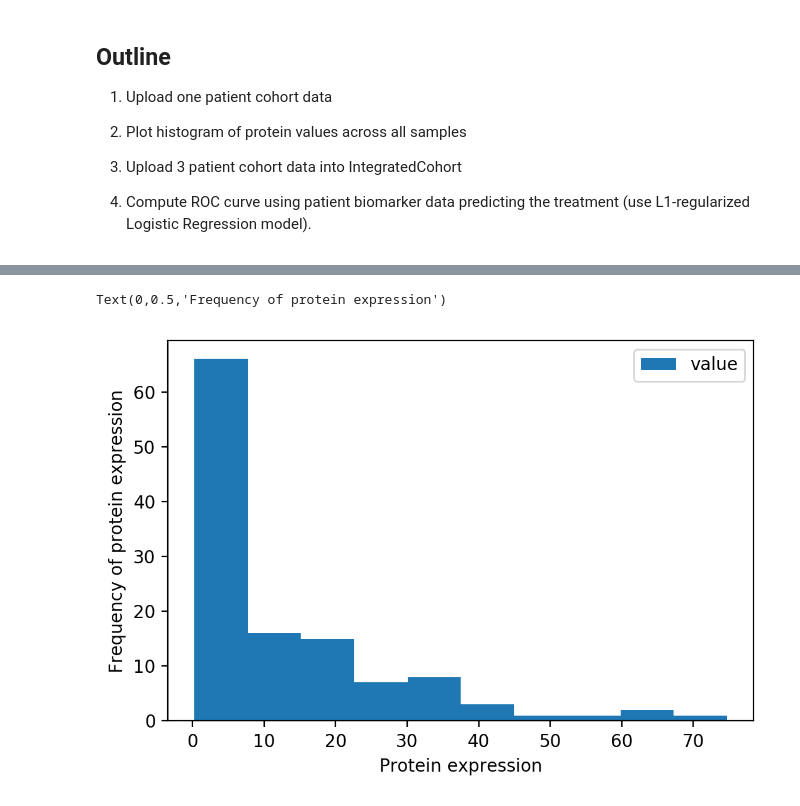
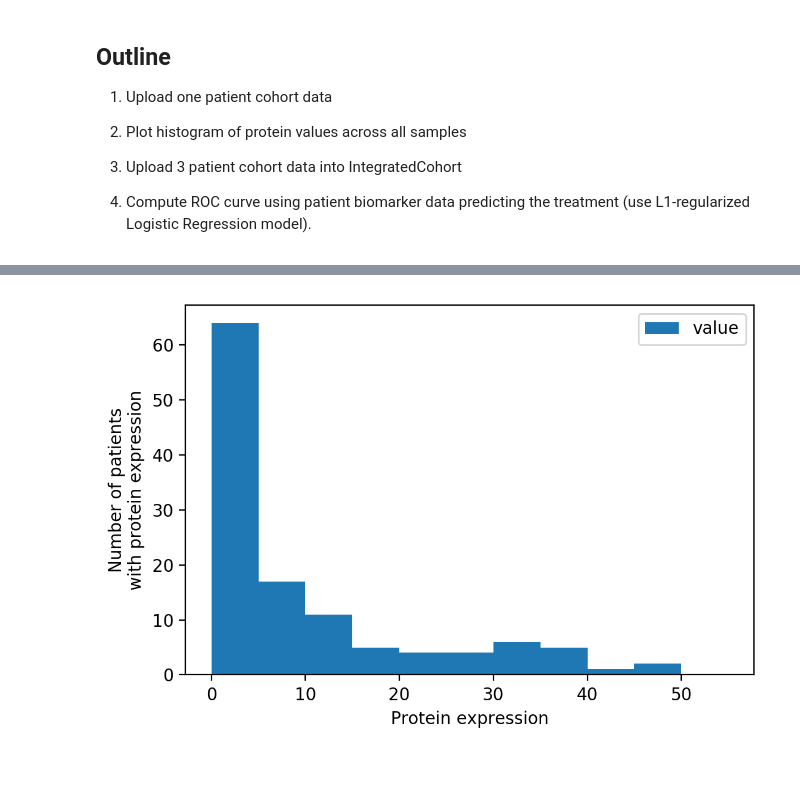
Before and after one commit to ngiangre/cohorts, a Jupyter notebook: Bioinformatics_Note_Implementation.ipynb, the cells around one changed output, grey strips where cells are left out. Cells and saved outputs as stored; diff of their text form; code cells hidden in the pictures; blank space fills up the shorter version.

```diff
--- a/Bioinformatics_Note_Implementation.ipynb
+++ b/Bioinformatics_Note_Implementation.ipynb
@@ -54,11 +54,11 @@ display(prot_vals.head())
 # %%
-g = prot_vals.plot.hist('values')
+g = prot_vals.plot.hist('value',bins=np.arange(0,prot_vals['value'].max(),5))
 g.figure.dpi = 200
 g.axes.set_xlabel('Protein expression')
-g.axes.set_ylabel('Frequency of protein expression')
+g.axes.set_ylabel('Number of patients\nwith protein expression')
+g.figure.savefig('figures/protein_expression.pdf')
 # %% [output]
-Text(0,0.5,'Frequency of protein expression')
-[figure, old version]
+[figure, new version]
 # %%
 top = "./"
 cohort_names = ['patient_cohort_1','patient_cohort_2','patient_cohort_3']
```
Also changed, not shown: parts of 4 cells of this notebook, 12 other files.
